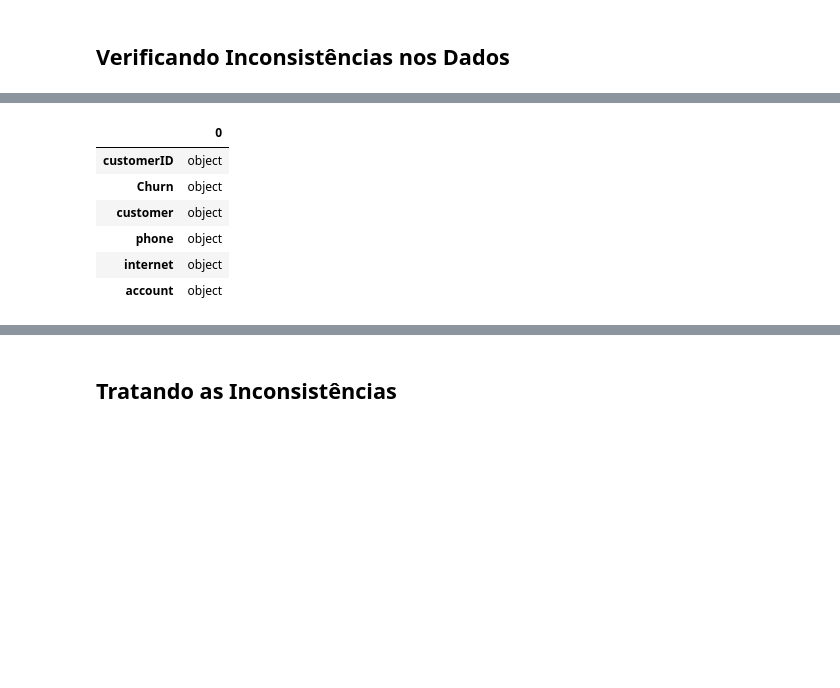
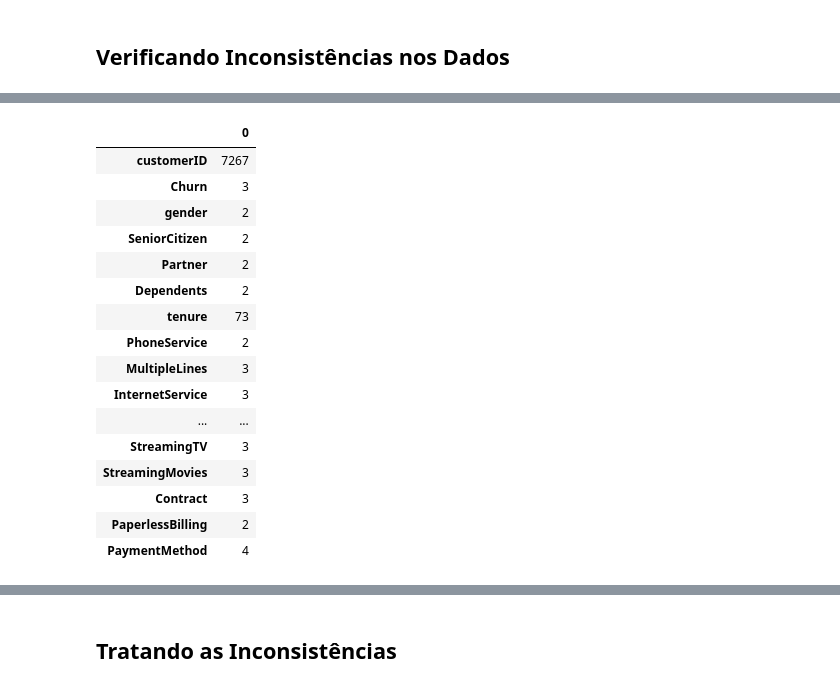
Before and after one commit to Covvalente/TelecomX_BR, a Jupyter notebook: meu_desafio_TelecomX_BR.ipynb, the cells around one changed output, grey strips where cells are left out. Cells and saved outputs as stored; diff of their text form; code cells hidden in the pictures; blank space fills up the shorter version.

```diff
--- a/meu_desafio_TelecomX_BR.ipynb
+++ b/meu_desafio_TelecomX_BR.ipynb
@@ -22,7 +24,3 @@ df.head()
 #🔧 Transformação
 # %% [markdown]
 ## Conhecendo o Dataset
-# %%
-import pandas as pd
-df=pd.read_json('https://raw.githubusercontent.com/ingridcristh/challenge2-data-science/refs/heads/main/TelecomX_Data.json')
-print(df.info())
@@ -88,4 +26,0 @@ None
-# %%
-import pandas as pd
-df=pd.read_json('https://raw.githubusercontent.com/ingridcristh/challenge2-data-science/refs/heads/main/TelecomX_Data.json')
-display(df.describe(include='all'))
@@ -97,0 +44,12 @@ display(df.describe(include='all'))
+# %%
+nested_cols = ['customer', 'phone', 'internet', 'account']
+
+for col in nested_cols:
+    if col in df.columns:
+        df = pd.concat(
+            [df.drop(columns=[col]), df[col].apply(pd.Series)],
+            axis=1
+        )
+
+df.info()
+df.head()
@@ -98,47 +96,40 @@ display(df.describe(include='all'))
 # %% [markdown]
 ## Verificando Inconsistências nos Dados
 # %%
-import pandas as pd
+print(' Verificação inicial de consistência dos dados\n')
 
-print('🔍 Verificação de Inconsistências nos Dados\n')
-
-# 1. Informações gerais
-print('1️⃣ Informações gerais do DataFrame:')
+print(' Informações gerais:')
 df.info()
 
-# 2. Valores ausentes
-print('\n2️⃣ Valores ausentes por coluna:')
+print('\n Valores ausentes por coluna:')
 missing = df.isnull().sum()
 
 if missing.sum() == 0:
-    print('✅ Nenhum valor ausente encontrado.')
+    print(' Nenhum valor ausente encontrado.')
 else:
-    display(missing[missing > 0])
+    missing[missing > 0]
 
-# 3. Linhas duplicadas
-print('\n3️⃣ Verificação de linhas duplicadas:')
+print('\n Verificação de duplicidade por customerID:')
 
-# Usando apenas colunas numéricas (evita erro com dict)
-colunas_numericas = df.select_dtypes(include=['number']).columns
+if 'customerID' in df.columns:
+    dup = df['customerID'].duplicated().sum()
+    print(f' Clientes duplicados: {dup}')
+else:
+    print(' Coluna customerID não encontrada.')
 
-if len(colunas_numericas) > 0:
-    duplicated_rows = df.duplicated(subset=colunas_numericas).sum()
-    print(f'🔁 Linhas duplicadas (considerando colunas numéricas): {duplicated_rows}')
-else:
-    print('⚠️ Não há colunas numéricas suficientes para verificar duplicatas.')
+print('\n Tipos de dados por coluna:')
+df.dtypes
 
-# 4. Tipos de dados
-print('\n4️⃣ Tipos de dados por coluna:')
-display(df.dtypes)
+print('\n Quantidade de valores únicos por coluna:')
 
-# 5. Valores únicos (somente colunas não aninhadas)
-print('\n5️⃣ Valores únicos por coluna (excluindo colunas com dicionários):')
+dict_cols = []
+for col in df.columns:
 
-# Exclui colunas que possuem dict
-colunas_validas = [
-    col for col in df.columns
-    if not df[col].apply(lambda x: isinstance(x, dict)).any()
-]
+    if df[col].apply(lambda x: isinstance(x, dict)).any():
+        dict_cols.append(col)
 
-display(df[colunas_validas].nunique())
+
+df_filtered = df.drop(columns=dict_cols, errors='ignore')
+
+df_filtered.nunique()
 # %% [output]
@@ -162,7 +153,17 @@ Data columns (total 6 columns):
 |  | 0 |
-| customerID | object |
-| Churn | object |
-| customer | object |
-| phone | object |
-| internet | object |
-| account | object |
+| customerID | 7267 |
+| Churn | 3 |
+| gender | 2 |
+| SeniorCitizen | 2 |
+| Partner | 2 |
+| Dependents | 2 |
+| tenure | 73 |
+| PhoneService | 2 |
+| MultipleLines | 3 |
+| InternetService | 3 |
+| ... | ... |
+| StreamingTV | 3 |
+| StreamingMovies | 3 |
+| Contract | 3 |
+| PaperlessBilling | 2 |
+| PaymentMethod | 4 |
```
Also changed, not shown: parts of 23 cells of this notebook.
